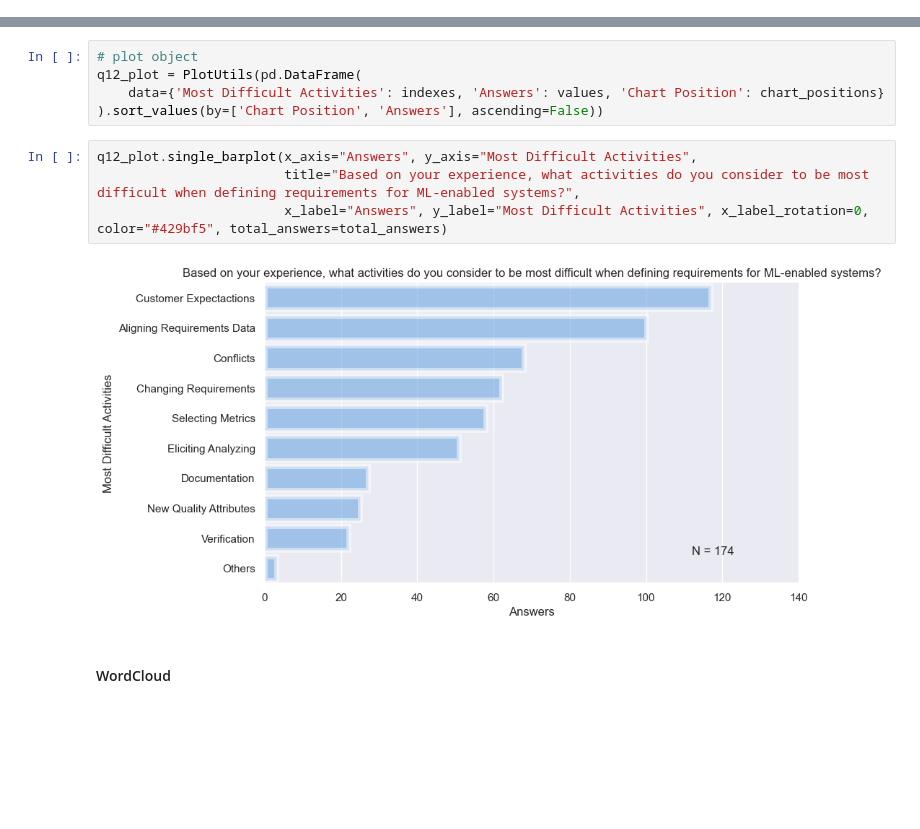
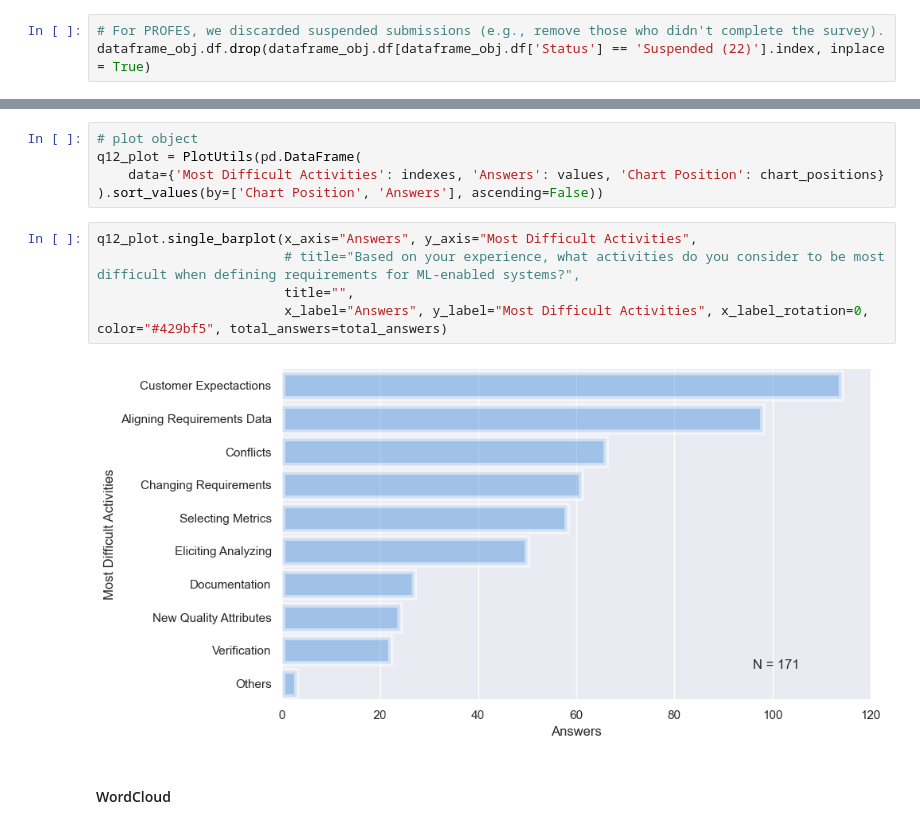
Before and after one commit to antoniopedro98/pfp-antonio-pedro, a Jupyter notebook: Q12.ipynb, the cells around one changed output, grey strips where cells are left out. Drawn from its saved outputs; the diff is of its cells as text; blank space fills up the shorter version.

Commit message:
Update on bootstrapping and skip suspended submissions

```diff
--- a/Q12.ipynb
+++ b/Q12.ipynb
@@ -20,6 +20,9 @@ from utils.bootstrapping import BootstrappingUtils
 dataframe_obj = DataframeUtils('./data/main_data.csv', ';', './data/unused_columns.txt', './data/formatted_columns.txt')
 # the index is not important, but when we internally format df we need to reset index
 dataframe_obj.df = dataframe_obj.df.reset_index(drop=True)
+# %%
+# For PROFES, we discarded suspended submissions (e.g., remove those who didn't complete the survey).
+dataframe_obj.df.drop(dataframe_obj.df[dataframe_obj.df['Status'] == 'Suspended (22)'].index, inplace = True)
 # %%
 # question options
 activities = {
@@ -79,10 +82,11 @@ q12_plot = PlotUtils(pd.DataFrame(
 ).sort_values(by=['Chart Position', 'Answers'], ascending=False))
 # %%
 q12_plot.single_barplot(x_axis="Answers", y_axis="Most Difficult Activities",
-                        title="Based on your experience, what activities do you consider to be most difficult when defining requirements for ML-enabled systems?",
+                        # title="Based on your experience, what activities do you consider to be most difficult when defining requirements for ML-enabled systems?",
+                        title="",
                         x_label="Answers", y_label="Most Difficult Activities", x_label_rotation=0, color="#429bf5", total_answers=total_answers)
 # %% [output]
-[figure, old version]
+[figure, new version]
 # %% [markdown]
 #### WordCloud
 # %%
```
Also changed, not shown: parts of 5 cells of this notebook, 9 other files.
